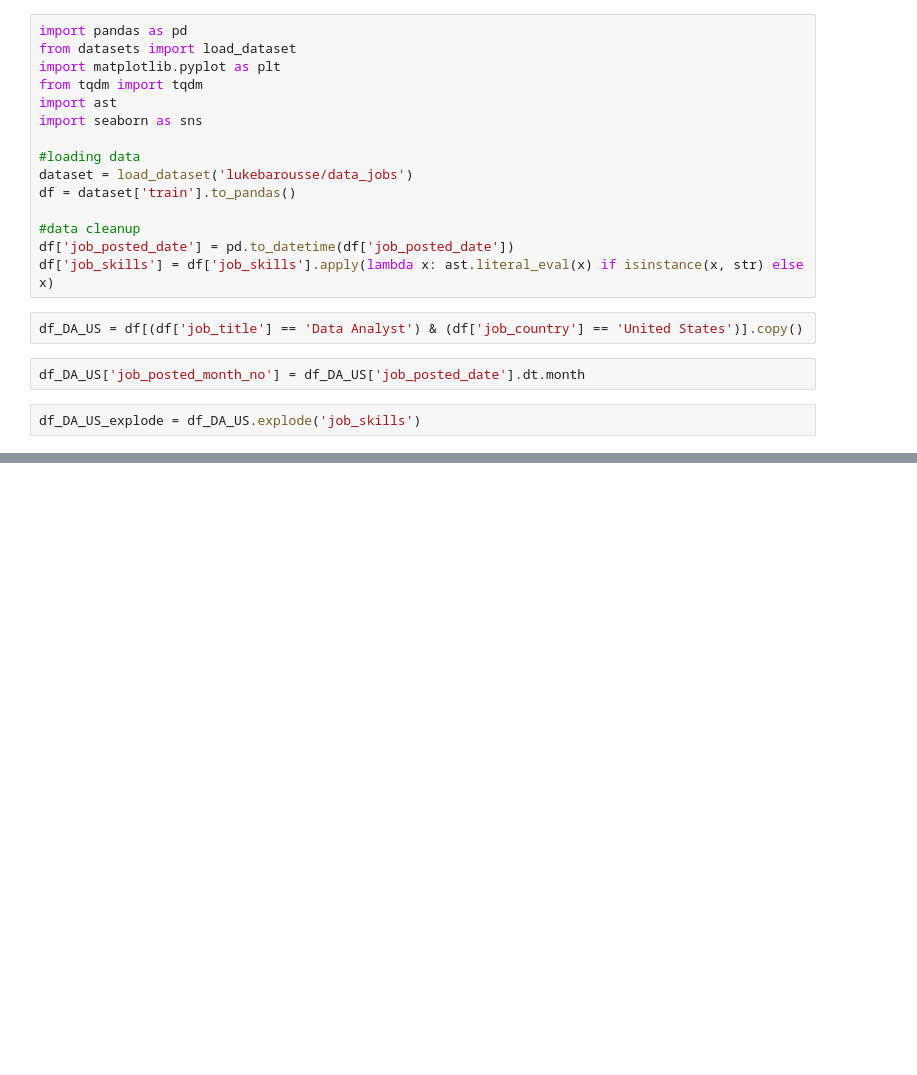
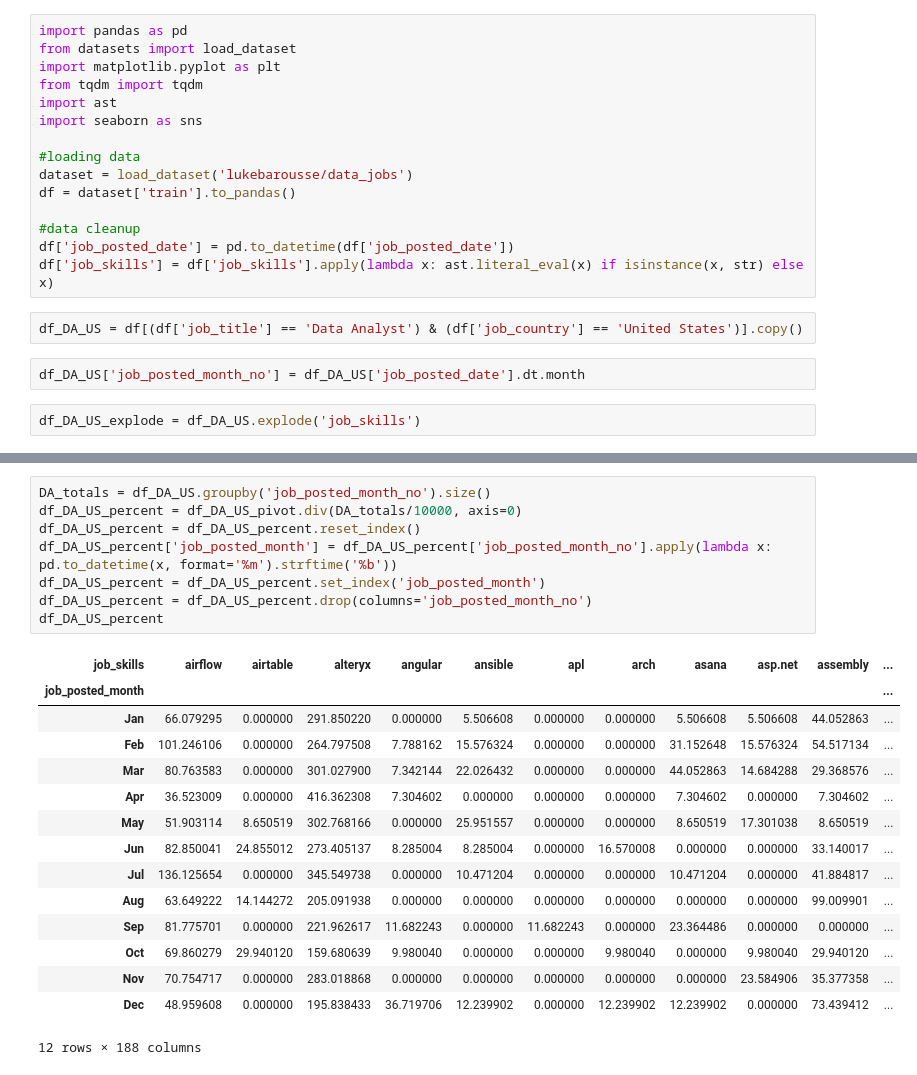
Before and after one commit to Irakib98/data_analysis_with_python, a Jupyter notebook: 3_project/3_Skills_Trend.ipynb, the cells around one changed output, grey strips where cells are left out. Saved outputs shown, nothing was run; the diff lists cells and outputs as text; blank space fills up the shorter version.

```diff
--- a/3_project/3_Skills_Trend.ipynb
+++ b/3_project/3_Skills_Trend.ipynb
@@ -42,0 +27,24 @@ df_DA_US_pivot = df_DA_US_pivot.drop('Total')
+# %%
+DA_totals = df_DA_US.groupby('job_posted_month_no').size()
+df_DA_US_percent = df_DA_US_pivot.div(DA_totals/10000, axis=0)
+df_DA_US_percent = df_DA_US_percent.reset_index()
+df_DA_US_percent['job_posted_month'] = df_DA_US_percent['job_posted_month_no'].apply(lambda x: pd.to_datetime(x, format='%m').strftime('%b'))
+df_DA_US_percent = df_DA_US_percent.set_index('job_posted_month')
+df_DA_US_percent = df_DA_US_percent.drop(columns='job_posted_month_no')
+df_DA_US_percent
+# %% [output]
+| job_skills | airflow | airtable | alteryx | angular | ansible | apl | arch | asana | asp.net | assembly | ... |
+| job_posted_month |  |  |  |  |  |  |  |  |  |  | ... |
+| Jan | 66.079295 | 0.000000 | 291.850220 | 0.000000 | 5.506608 | 0.000000 | 0.000000 | 5.506608 | 5.506608 | 44.052863 | ... |
+| Feb | 101.246106 | 0.000000 | 264.797508 | 7.788162 | 15.576324 | 0.000000 | 0.000000 | 31.152648 | 15.576324 | 54.517134 | ... |
+| Mar | 80.763583 | 0.000000 | 301.027900 | 7.342144 | 22.026432 | 0.000000 | 0.000000 | 44.052863 | 14.684288 | 29.368576 | ... |
+| Apr | 36.523009 | 0.000000 | 416.362308 | 7.304602 | 0.000000 | 0.000000 | 0.000000 | 7.304602 | 0.000000 | 7.304602 | ... |
+| May | 51.903114 | 8.650519 | 302.768166 | 0.000000 | 25.951557 | 0.000000 | 0.000000 | 8.650519 | 17.301038 | 8.650519 | ... |
+| Jun | 82.850041 | 24.855012 | 273.405137 | 8.285004 | 8.285004 | 0.000000 | 16.570008 | 0.000000 | 0.000000 | 33.140017 | ... |
+| Jul | 136.125654 | 0.000000 | 345.549738 | 0.000000 | 10.471204 | 0.000000 | 0.000000 | 10.471204 | 0.000000 | 41.884817 | ... |
+| Aug | 63.649222 | 14.144272 | 205.091938 | 0.000000 | 0.000000 | 0.000000 | 0.000000 | 0.000000 | 0.000000 | 99.009901 | ... |
+| Sep | 81.775701 | 0.000000 | 221.962617 | 11.682243 | 0.000000 | 11.682243 | 0.000000 | 23.364486 | 0.000000 | 0.000000 | ... |
+| Oct | 69.860279 | 29.940120 | 159.680639 | 9.980040 | 0.000000 | 0.000000 | 9.980040 | 0.000000 | 9.980040 | 29.940120 | ... |
+| Nov | 70.754717 | 0.000000 | 283.018868 | 0.000000 | 0.000000 | 0.000000 | 0.000000 | 0.000000 | 23.584906 | 35.377358 | ... |
+| Dec | 48.959608 | 0.000000 | 195.838433 | 36.719706 | 12.239902 | 0.000000 | 12.239902 | 12.239902 | 0.000000 | 73.439412 | ... |
+12 rows × 188 columns
```
Also changed, not shown: parts of 2 cells of this notebook.
